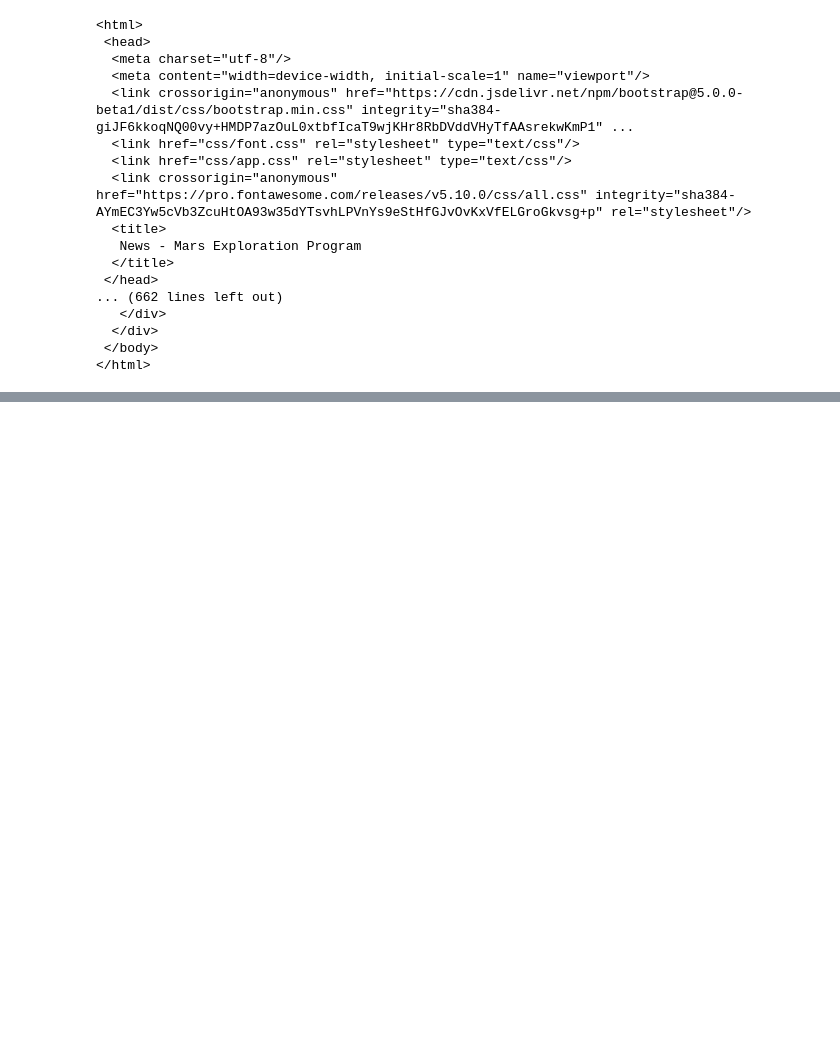
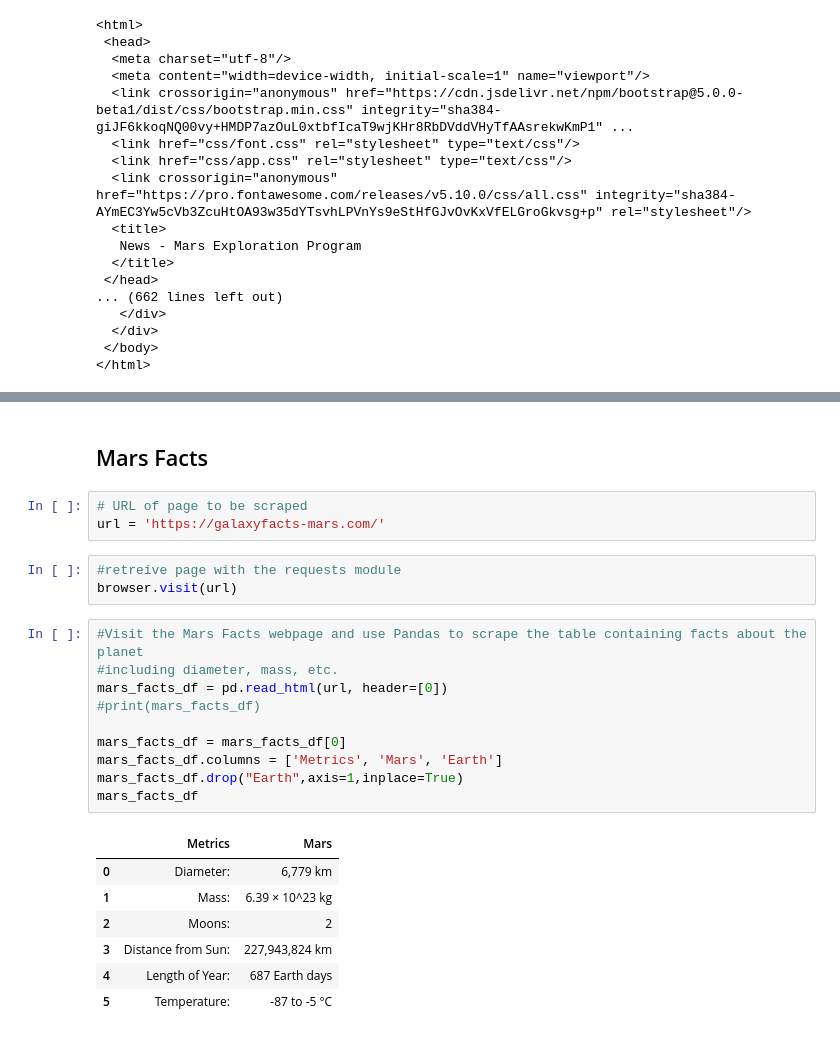
Before and after one commit to kclm40/web-scraping-challenge, a Jupyter notebook: Mission_to_Mars/mission_to_mars.ipynb, the cells around one changed output, grey strips where cells are left out. Saved outputs shown, nothing was run; the diff lists cells and outputs as text; blank space fills up the shorter version.

```diff
--- a/Mission_to_Mars/mission_to_mars.ipynb
+++ b/Mission_to_Mars/mission_to_mars.ipynb
@@ -68,0 +94,26 @@ Paragraph Text: An electronics issue is suspected to be preventing the sensors f
+# %% [markdown]
+## Mars Facts
+# %%
+# URL of page to be scraped
+url = 'https://galaxyfacts-mars.com/'
+# %%
+#retreive page with the requests module
+browser.visit(url)
+# %%
+#Visit the Mars Facts webpage and use Pandas to scrape the table containing facts about the planet
+#including diameter, mass, etc.
+mars_facts_df = pd.read_html(url, header=[0])
+#print(mars_facts_df)
+
+mars_facts_df = mars_facts_df[0]
+mars_facts_df.columns = ['Metrics', 'Mars', 'Earth']
+mars_facts_df.drop("Earth",axis=1,inplace=True)
+mars_facts_df
+# %% [output]
+|  | Metrics | Mars |
+| 0 | Diameter: | 6,779 km |
+| 1 | Mass: | 6.39 × 10^23 kg |
+| 2 | Moons: | 2 |
+| 3 | Distance from Sun: | 227,943,824 km |
+| 4 | Length of Year: | 687 Earth days |
+| 5 | Temperature: | -87 to -5 °C |
```
Also changed, not shown: parts of 19 cells of this notebook, 2 other files.
